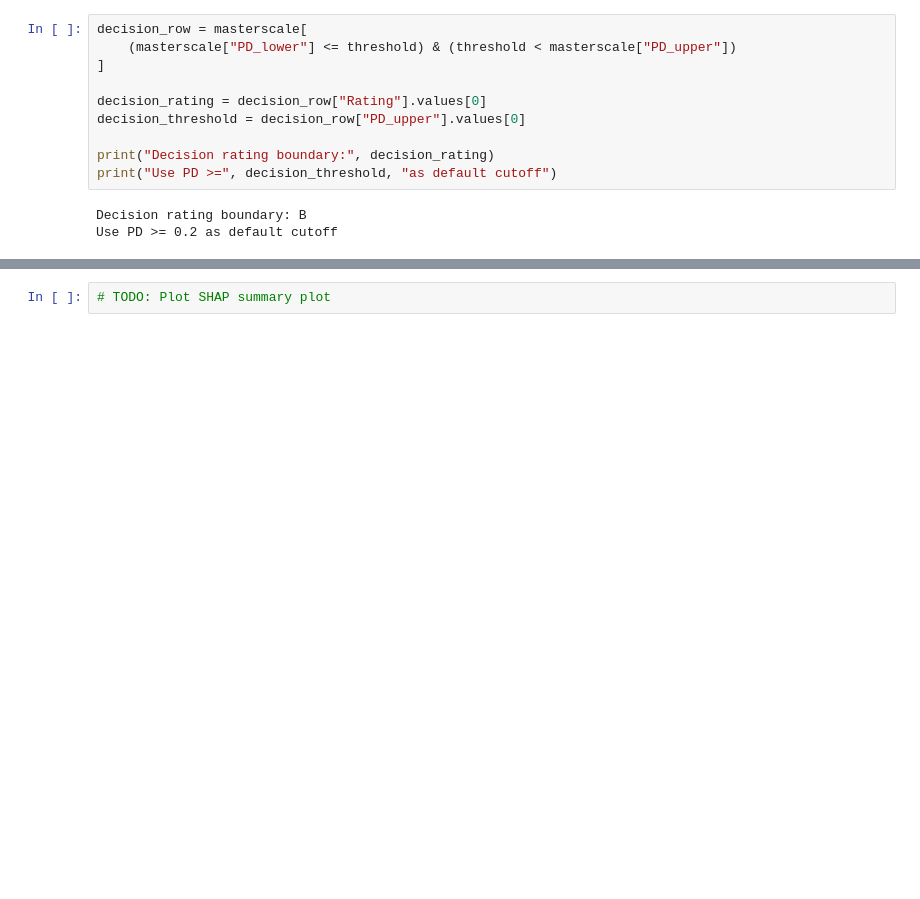
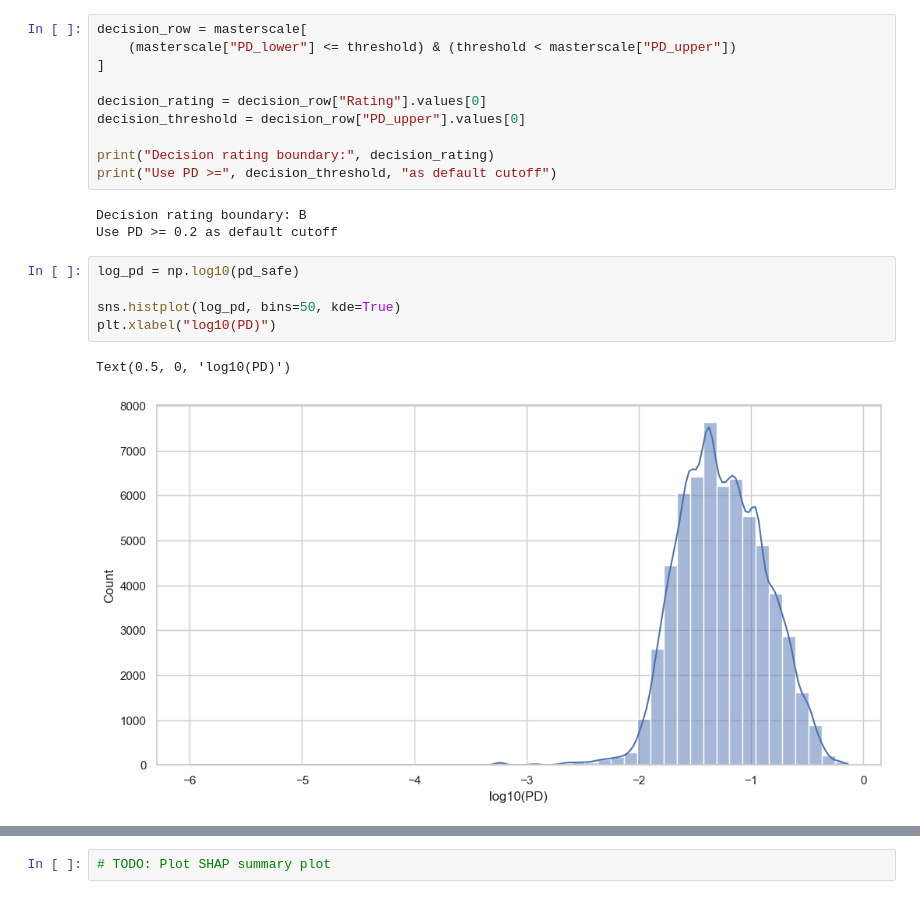
Before and after one commit to FrelikStanislaw/wut-counterfactual-explanations, a Jupyter notebook: notebooks/04_starter_notebook.ipynb, the cells around one changed output, grey strips where cells are left out. Drawn from its saved outputs; the diff is of its cells as text; blank space fills up the shorter version.

```diff
--- a/notebooks/04_starter_notebook.ipynb
+++ b/notebooks/04_starter_notebook.ipynb
@@ -904,6 +946,14 @@ print("Use PD >=", decision_threshold, "as default cutoff")
 # %% [output]
 Decision rating boundary: B
 Use PD >= 0.2 as default cutoff
+# %%
+log_pd = np.log10(pd_safe)
+
+sns.histplot(log_pd, bins=50, kde=True)
+plt.xlabel("log10(PD)")
+# %% [output]
+Text(0.5, 0, 'log10(PD)')
+[figure, added]
 # %%
 plt.figure(figsize=(11,6))
 
```
Also changed, not shown: parts of 33 cells of this notebook, 1 other file.
